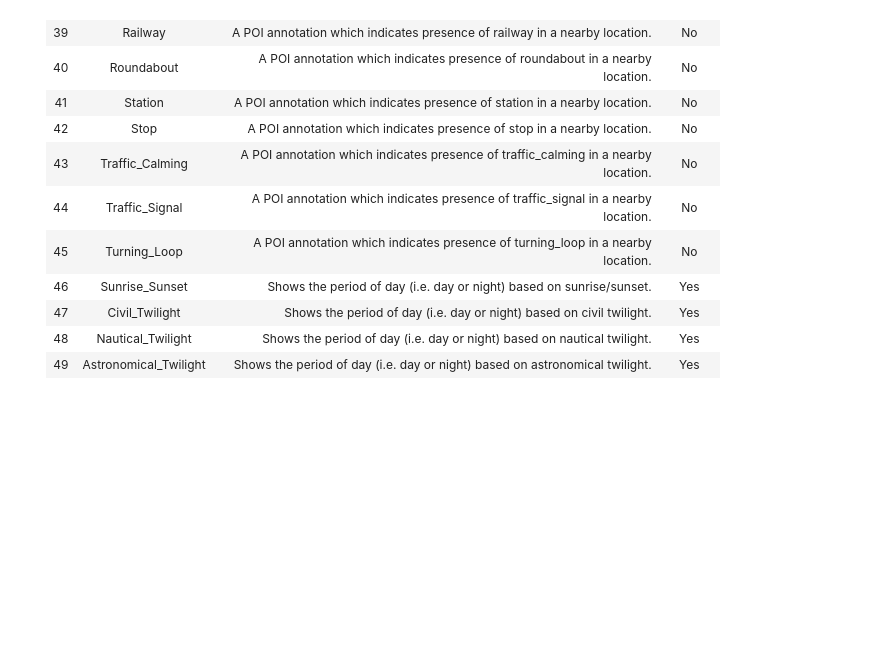
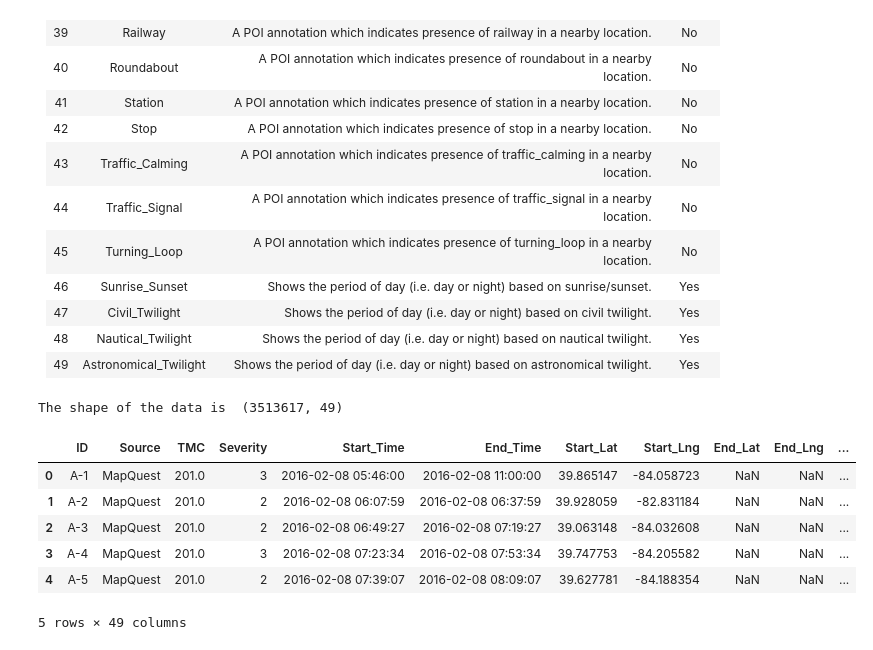
Before and after one commit to AmirthaRajan/Coursera_Capstone, a Jupyter notebook: notebook.ipynb, the cells around one changed output. Cells and saved outputs as stored; diff of their text form; code cells hidden in the pictures; blank space fills up the shorter version.

```diff
--- a/notebook.ipynb
+++ b/notebook.ipynb
@@ -359,0 +367,12 @@
+# %%
+print("The shape of the data is ",df.shape)
+df.head()
+# %% [output]
+The shape of the data is  (3513617, 49)
+|  | ID | Source | TMC | Severity | Start_Time | End_Time | Start_Lat | Start_Lng | End_Lat | End_Lng | ... |
+| 0 | A-1 | MapQuest | 201.0 | 3 | 2016-02-08 05:46:00 | 2016-02-08 11:00:00 | 39.865147 | -84.058723 | NaN | NaN | ... |
+| 1 | A-2 | MapQuest | 201.0 | 2 | 2016-02-08 06:07:59 | 2016-02-08 06:37:59 | 39.928059 | -82.831184 | NaN | NaN | ... |
+| 2 | A-3 | MapQuest | 201.0 | 2 | 2016-02-08 06:49:27 | 2016-02-08 07:19:27 | 39.063148 | -84.032608 | NaN | NaN | ... |
+| 3 | A-4 | MapQuest | 201.0 | 3 | 2016-02-08 07:23:34 | 2016-02-08 07:53:34 | 39.747753 | -84.205582 | NaN | NaN | ... |
+| 4 | A-5 | MapQuest | 201.0 | 2 | 2016-02-08 07:39:07 | 2016-02-08 08:09:07 | 39.627781 | -84.188354 | NaN | NaN | ... |
+5 rows × 49 columns
```
Also changed, not shown: parts of 17 cells of this notebook.
